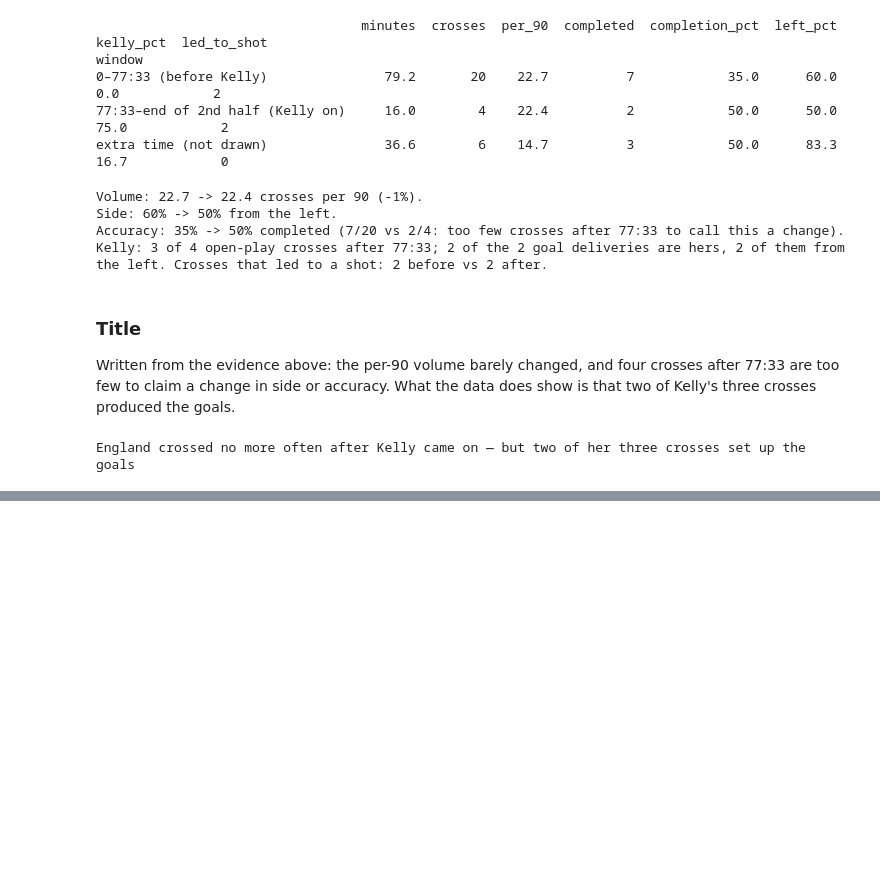
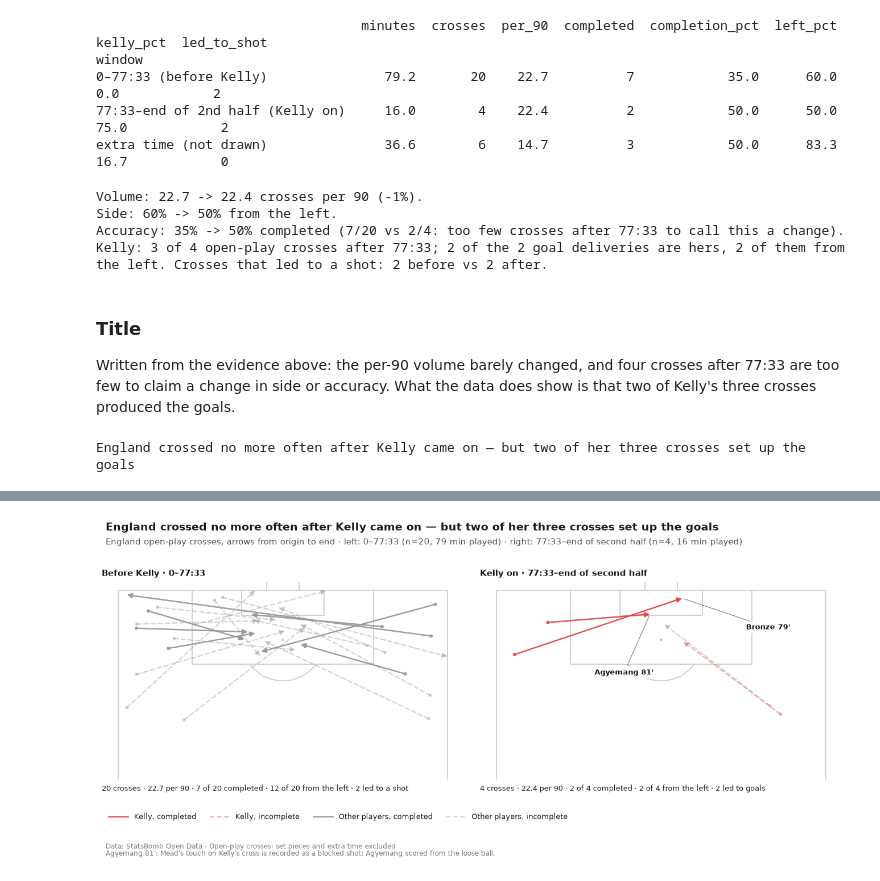
Before and after one commit to belorussky-football/womens-euro-2025-sweden-england-comeback, a Jupyter notebook: notebooks/03_figures.ipynb, the cells around one changed output, grey strips where cells are left out. Saved outputs shown, nothing was run; the diff lists cells and outputs as text; code cells hidden in the pictures; blank space fills up the shorter version.

Commit message:
H4 chart: count-based stat lines, explicit four-entry legend, Kelly's arrows on top, tighter layout
Co-Authored-By: Claude Opus 5.5 <noreply@anthropic.com>

```diff
--- a/notebooks/03_figures.ipynb
+++ b/notebooks/03_figures.ipynb
@@ -1092,3 +1016,95 @@ P.add_footer(
+# %%
+C = P.COLORS
+KELLY_COLOR, OTHER_COLOR = P.TEAM_COLORS["England"], C["neutral"]
+COMPLETE_ALPHA, INCOMPLETE_ALPHA = 0.95, 0.4
+ARROW_LW = 1.8
+KELLY_Z, OTHER_Z = 6, 3  # Kelly's arrows above everyone else's
+
+
+def cross_style(kelly: bool, completed: bool) -> dict:
+    # Line style shared by the arrows and the legend.
+    return dict(color=KELLY_COLOR if kelly else OTHER_COLOR,
+                alpha=COMPLETE_ALPHA if completed else INCOMPLETE_ALPHA,
+                linestyle="-" if completed else (0, (3, 2)))
+
+
+def stat_line(w: str) -> str:
+    # Counts from the evidence table; the right panel reports the goal deliveries in that window.
+    ev = h4_evidence.iloc[0 if w == "before" else 1]
+    n = int(ev.crosses)
+    n_left = int(round(ev.left_pct / 100 * n))
+    assert n_left == (open_crosses[open_crosses.h4_window == w].flank == "left").sum()
+    n_goals = int(goal_deliveries.index.isin(open_crosses[open_crosses.h4_window == w].index).sum())
+    outcome = f"{n_goals} led to goals" if n_goals else f"{int(ev.led_to_shot)} led to a shot"
+    return (f"{n} crosses · {ev.per_90:.1f} per 90 · {int(ev.completed)} of {n} completed · "
+            f"{n_left} of {n} from the left · {outcome}")
+
+
+fig = plt.figure(figsize=(14, 6.2))
+H4_RECTS = {"before": (0.035, 0.205, 0.455, 0.62), "after": (0.51, 0.205, 0.455, 0.62)}
+# Crop each half-pitch to the final yards (same crop in both panels); every open-play cross starts beyond it.
+H4_CROP_X = 74
+assert open_crosses.cross_x.min() > H4_CROP_X + 2
+H4_HEADS = {"before": "Before Kelly · 0–77:33", "after": "Kelly on · 77:33–end of second half"}
+h4_drawn = {}
+for w in ["before", "after"]:
+    pitch, ax = P.add_pitch(fig, H4_RECTS[w], vertical=True, half=True, pad_top=2, pad_bottom=60 - H4_CROP_X)
+    c = open_crosses[open_crosses.h4_window == w]
+    arrows = {}
+    # Others first, Kelly last; the zorder is also set on the arrow patch itself so Kelly stays on top.
+    for i, r in c.assign(kelly=c.player == "Chloe Kelly").sort_values("kelly").iterrows():
+        z = KELLY_Z if r.kelly else OTHER_Z
+        arrows[i] = pitch.annotate(
+            "", xy=(r.cross_end_x, r.cross_end_y), xytext=(r.cross_x, r.cross_y), ax=ax,
+            arrowprops=dict(arrowstyle="-|>,head_length=0.5,head_width=0.25", lw=ARROW_LW,
+                            shrinkA=0, shrinkB=0, **cross_style(r.kelly, r.completed)),
+        )
+        arrows[i].set_zorder(z)
+        arrows[i].arrow_patch.set_zorder(z)
+    pitch.scatter(c.cross_x, c.cross_y, ax=ax, s=18, zorder=KELLY_Z + 0.5, linewidths=0,
+                  c=[KELLY_COLOR if p == "Chloe Kelly" else OTHER_COLOR for p in c.player],
+                  alpha=[COMPLETE_ALPHA if ok else INCOMPLETE_ALPHA for ok in c.completed])
+    bbox = ax.get_position()
+    fig.text(bbox.x0, bbox.y1 + 0.012, H4_HEADS[w], ha="left", va="bottom", fontsize=P.FONT_SIZES["subtitle"],
+             fontweight="bold", color=C["text"])
+    stat = fig.text(bbox.x0, bbox.y0 - 0.014, stat_line(w), ha="left", va="top",
+                    fontsize=P.FONT_SIZES["label"] + 0.5, color=C["text"])
+    h4_drawn[w] = dict(ax=ax, pitch=pitch, arrows=arrows, stat=stat)
+
+# Goal deliveries: labels with leader lines, drawn once each (right panel).
+GOAL_LABEL_POS = {"Bronze 79'": (111, 66), "Agyemang 81'": (100, 31)}  # (x, y) pitch coordinates
+goal_labels = {}
+for lab, i in assist_rows.items():
+    r = h4_crosses.loc[i]
+    pitch, ax = h4_drawn["after"]["pitch"], h4_drawn["after"]["ax"]
+    goal_labels[lab] = pitch.annotate(
+        lab, xy=(r.cross_end_x, r.cross_end_y), xytext=GOAL_LABEL_POS[lab], ax=ax, ha="center", va="center",
+        fontsize=P.FONT_SIZES["label"] + 0.5, fontweight="bold", color=C["text"], zorder=6,
+        bbox=dict(boxstyle="round,pad=0.25", fc=C["background"], ec="none", alpha=0.9),
+        arrowprops=dict(arrowstyle="-", color=C["text_muted"], lw=0.8, shrinkA=2, shrinkB=3),
+    )
+
+LEGEND_ENTRIES = [("Kelly, completed", True, True), ("Kelly, incomplete", True, False),
+                  ("Other players, completed", False, True), ("Other players, incomplete", False, False)]
+legend_handles = [Line2D([], [], lw=ARROW_LW, label=lab, **{("ls" if k == "linestyle" else k): v
+                                                            for k, v in cross_style(kel, ok).items()})
+                  for lab, kel, ok in LEGEND_ENTRIES]
+legend_top = h4_drawn["before"]["ax"].get_position().y0 - 0.075
+fig.legend(handles=legend_handles, loc="upper left", bbox_to_anchor=(0.035, legend_top), ncol=4, frameon=False,
+           fontsize=P.FONT_SIZES["legend"], handlelength=2.6, columnspacing=1.8)
+
+eb, ea = h4_evidence.iloc[0], h4_evidence.iloc[1]
+P.add_title(
+    fig, H4_TITLE,
+    f"England open-play crosses, arrows from origin to end · left: 0–77:33 (n={int(eb.crosses)}, "
+    f"{eb.minutes:.0f} min played) · right: 77:33–end of second half (n={int(ea.crosses)}, {ea.minutes:.0f} min played)",
+)
+P.add_footer(
+    fig, "Data: StatsBomb Open Data · Open-play crosses; set pieces and extra time excluded",
+    "Agyemang 81': Mead's touch on Kelly's cross is recorded as a blocked shot; Agyemang scored from the loose ball.",
+)
+# %% [output]
+[figure, added]
 # %%
 # Built-in checks.
 # 1) Arrow counts per panel = evidence table.
```
Also changed, not shown: parts of 2 cells of this notebook, 1 other file.
